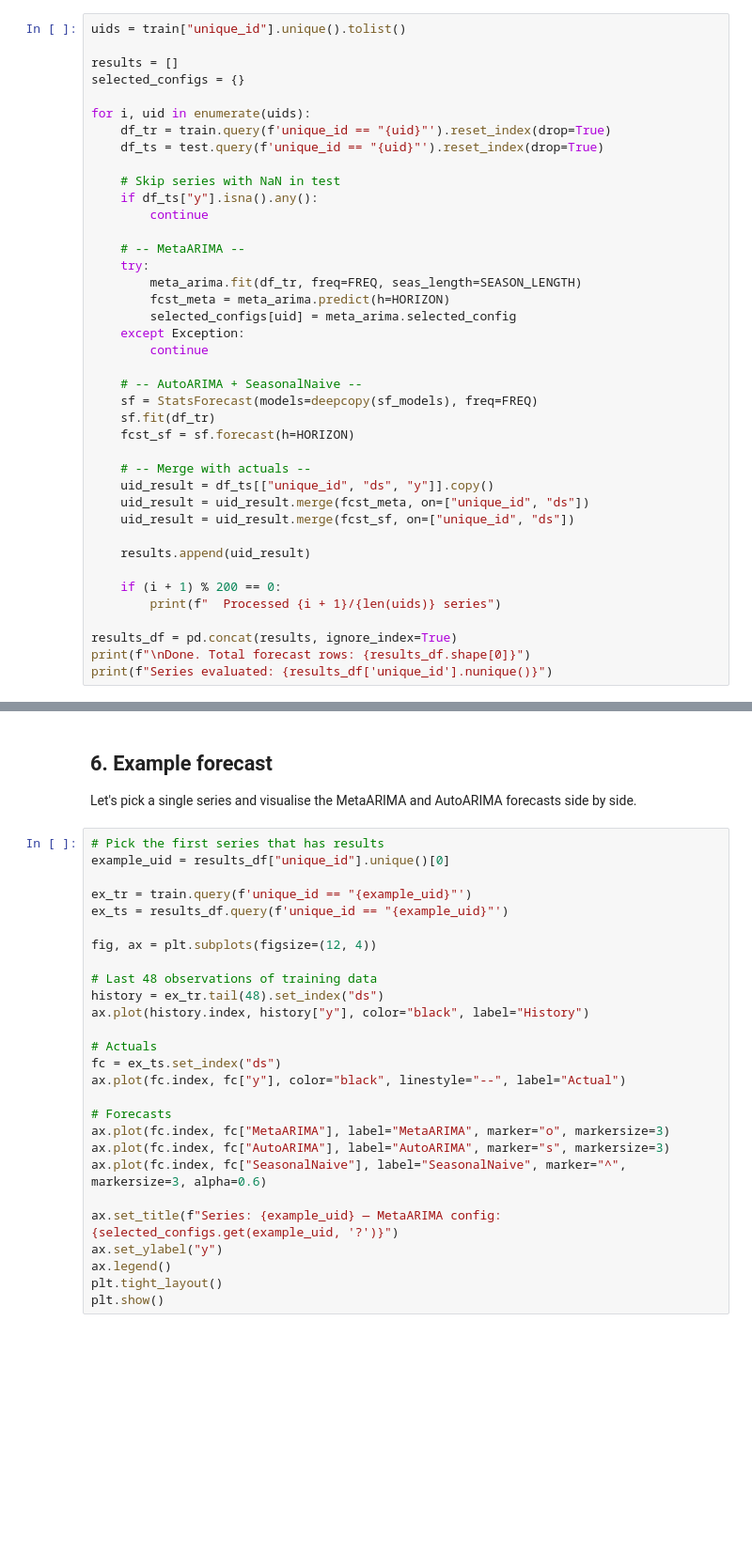
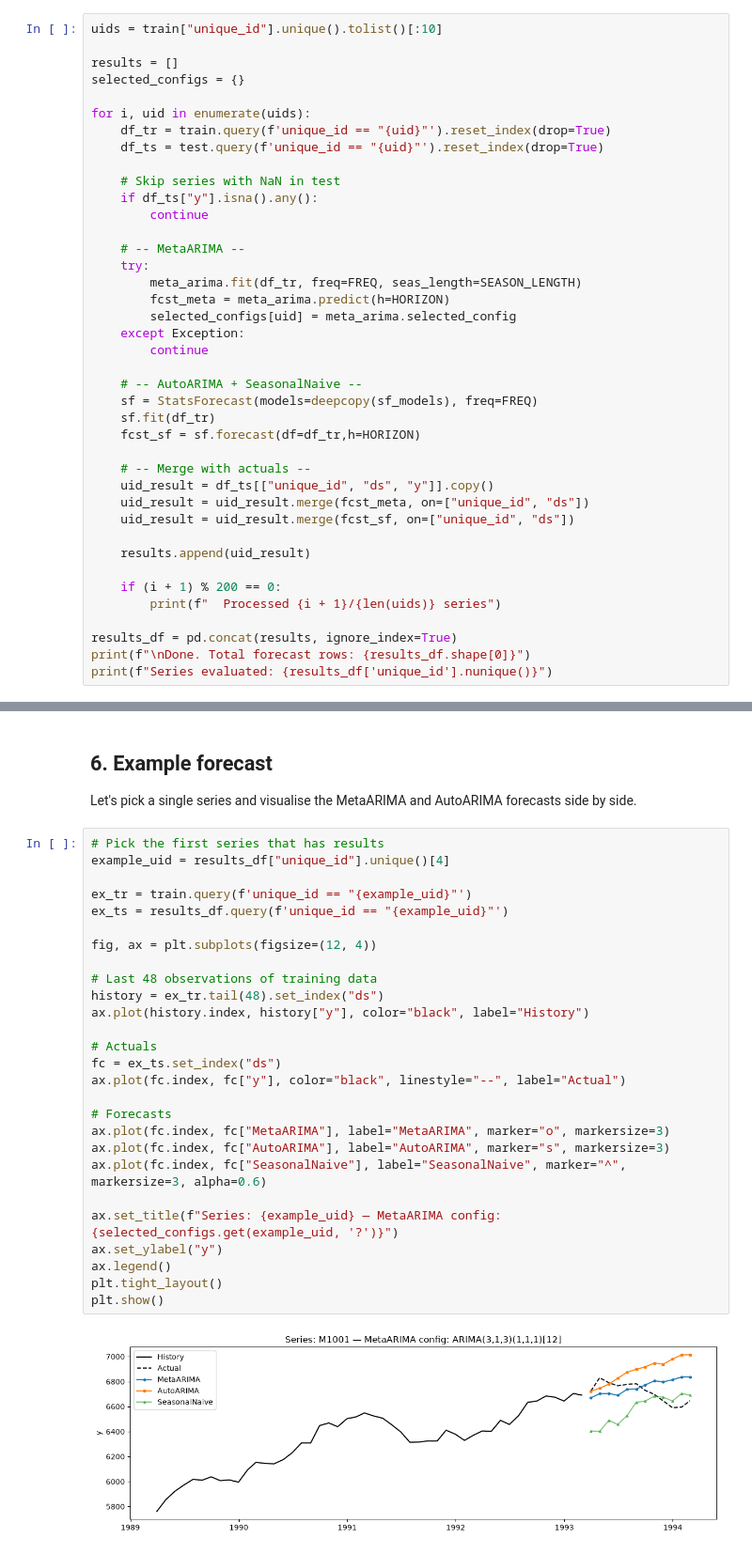
Before and after one commit to vcerqueira/metaforecast, a Jupyter notebook: notebooks/09-metaarima-vs-autoarima.ipynb, the cells around one changed output, grey strips where cells are left out. Shown at 94% size. Saved outputs shown, nothing was run; the diff lists cells and outputs as text; blank space fills up the shorter version.

```diff
--- a/notebooks/09-metaarima-vs-autoarima.ipynb
+++ b/notebooks/09-metaarima-vs-autoarima.ipynb
@@ -72,7 +85,7 @@ sf_models = [
 
 MODEL_NAMES = ["MetaARIMA", "AutoARIMA", "SeasonalNaive"]
 # %%
-uids = train["unique_id"].unique().tolist()
+uids = train["unique_id"].unique().tolist()[:10]
 
 results = []
 selected_configs = {}
@@ -96,7 +109,7 @@ for i, uid in enumerate(uids):
     # -- AutoARIMA + SeasonalNaive --
     sf = StatsForecast(models=deepcopy(sf_models), freq=FREQ)
     sf.fit(df_tr)
-    fcst_sf = sf.forecast(h=HORIZON)
+    fcst_sf = sf.forecast(df=df_tr,h=HORIZON)
 
     # -- Merge with actuals --
     uid_result = df_ts[["unique_id", "ds", "y"]].copy()
@@ -199,31 +247,33 @@ plt.show()
 Let's pick a single series and visualise the MetaARIMA and AutoARIMA forecasts side by side.
 # %%
 # Pick the first series that has results
-example_uid = results_df["unique_id"].unique()[0]
+example_uid = results_df["unique_id"].unique()[4]
 
 ex_tr = train.query(f'unique_id == "{example_uid}"')
 ex_ts = results_df.query(f'unique_id == "{example_uid}"')
 
 fig, ax = plt.subplots(figsize=(12, 4))
 
 # Last 48 observations of training data
 history = ex_tr.tail(48).set_index("ds")
 ax.plot(history.index, history["y"], color="black", label="History")
 
 # Actuals
 fc = ex_ts.set_index("ds")
 ax.plot(fc.index, fc["y"], color="black", linestyle="--", label="Actual")
 
 # Forecasts
 ax.plot(fc.index, fc["MetaARIMA"], label="MetaARIMA", marker="o", markersize=3)
 ax.plot(fc.index, fc["AutoARIMA"], label="AutoARIMA", marker="s", markersize=3)
 ax.plot(fc.index, fc["SeasonalNaive"], label="SeasonalNaive", marker="^", markersize=3, alpha=0.6)
 
 ax.set_title(f"Series: {example_uid} — MetaARIMA config: {selected_configs.get(example_uid, '?')}")
 ax.set_ylabel("y")
 ax.legend()
 plt.tight_layout()
 plt.show()
+# %% [output]
+[figure, added]
 # %% [markdown]
 ---
 
```
Also changed, not shown: parts of 15 cells of this notebook, 4 other files.
